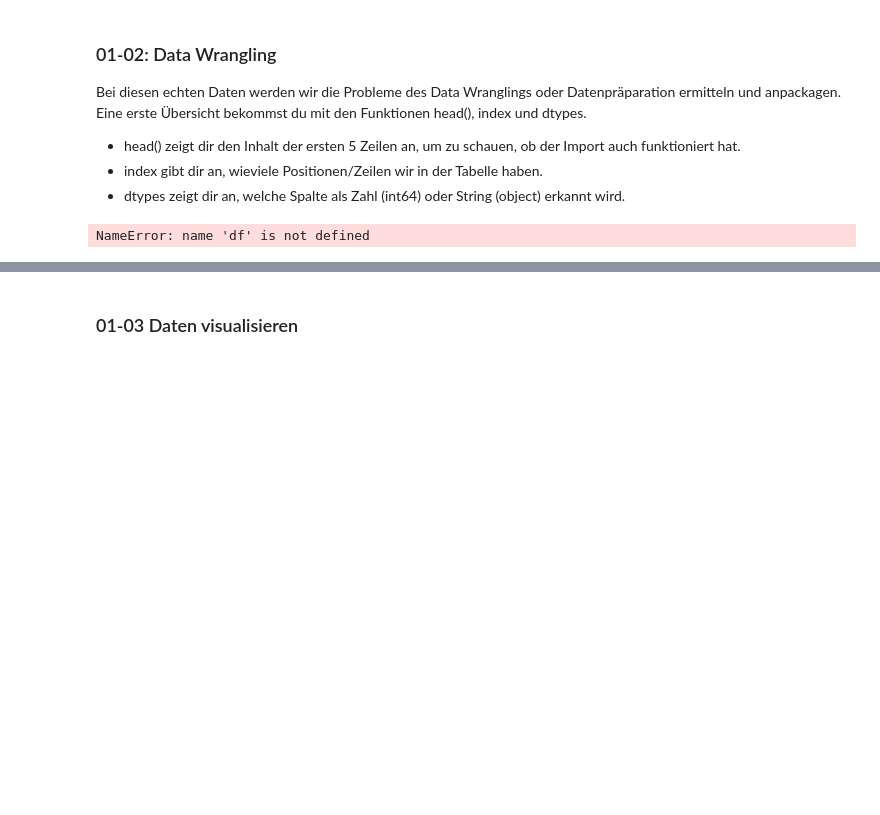
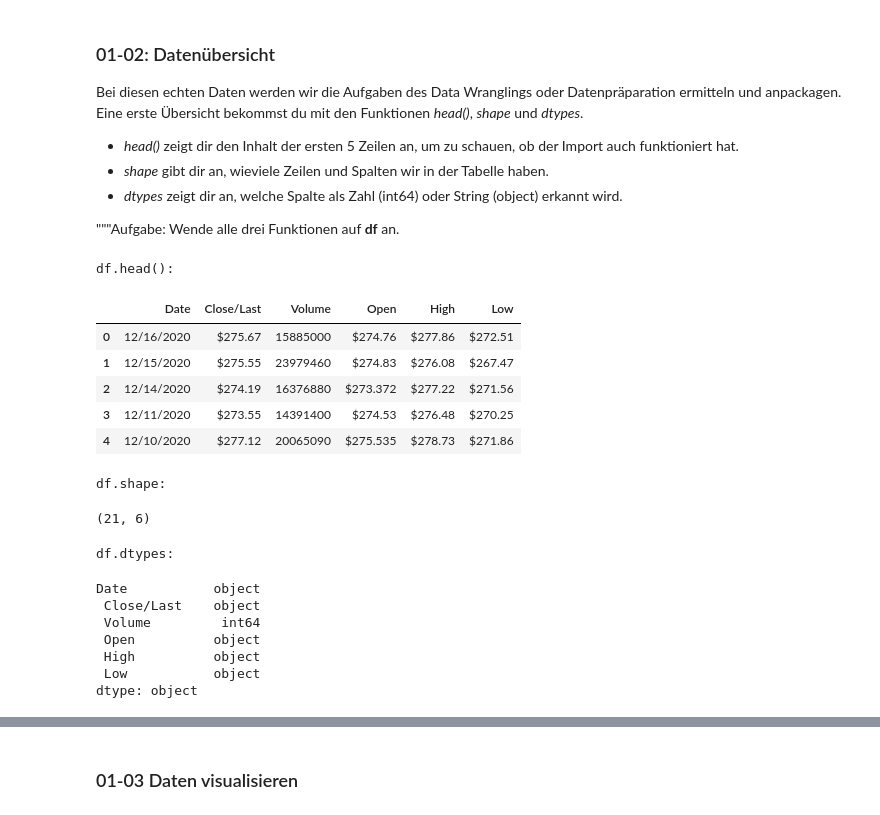
Before and after one commit to yhoang/rdm, a Jupyter notebook: stackFuel/Challenge01_Aktienkurse_visualisieren.ipynb, the cells around one changed output, grey strips where cells are left out. Cells and saved outputs as stored; diff of their text form; code cells hidden in the pictures; blank space fills up the shorter version.

```diff
--- a/stackFuel/Challenge01_Aktienkurse_visualisieren.ipynb
+++ b/stackFuel/Challenge01_Aktienkurse_visualisieren.ipynb
@@ -43,14 +42,34 @@ NameError: name 'pd' is not defined
 # %% [markdown]
-### 01-02: Data Wrangling
-Bei diesen echten Daten werden wir die Probleme des Data Wranglings oder Datenpräparation ermitteln und anpackagen. Eine erste Übersicht bekommst du mit den Funktionen head(), index und dtypes.
+### 01-02: Datenübersicht
+Bei diesen echten Daten werden wir die Aufgaben des Data Wranglings oder Datenpräparation ermitteln und anpackagen. Eine erste Übersicht bekommst du mit den Funktionen *head()*, *shape*  und *dtypes*.
 
-- head() zeigt dir den Inhalt der ersten 5 Zeilen an, um zu schauen, ob der Import auch funktioniert hat.
-- index gibt dir an, wieviele Positionen/Zeilen wir in der Tabelle haben.
-- dtypes zeigt dir an, welche Spalte als Zahl (int64) oder String (object) erkannt wird.
+- *head()* zeigt dir den Inhalt der ersten 5 Zeilen an, um zu schauen, ob der Import auch funktioniert hat.
+- *shape* gibt dir an, wieviele Zeilen und Spalten wir in der Tabelle haben.
+- *dtypes* zeigt dir an, welche Spalte als Zahl (int64) oder String (object) erkannt wird.
+
+"""Aufgabe: Wende alle drei Funktionen auf **df** an.
 # %%
-df
+print("df.head():")
 df.head()
-df.index
+print("df.shape:")
+df.shape
+print("df.dtypes:")
 df.dtypes
 # %% [output]
-NameError: name 'df' is not defined
+df.head():
+|  | Date | Close/Last | Volume | Open | High | Low |
+| 0 | 12/16/2020 | $275.67 | 15885000 | $274.76 | $277.86 | $272.51 |
+| 1 | 12/15/2020 | $275.55 | 23979460 | $274.83 | $276.08 | $267.47 |
+| 2 | 12/14/2020 | $274.19 | 16376880 | $273.372 | $277.22 | $271.56 |
+| 3 | 12/11/2020 | $273.55 | 14391400 | $274.53 | $276.48 | $270.25 |
+| 4 | 12/10/2020 | $277.12 | 20065090 | $275.535 | $278.73 | $271.86 |
+df.shape:
+(21, 6)
+df.dtypes:
+Date           object
+ Close/Last    object
+ Volume         int64
+ Open          object
+ High          object
+ Low           object
+dtype: object
```
Also changed, not shown: parts of 22 cells of this notebook, 1 other file.
